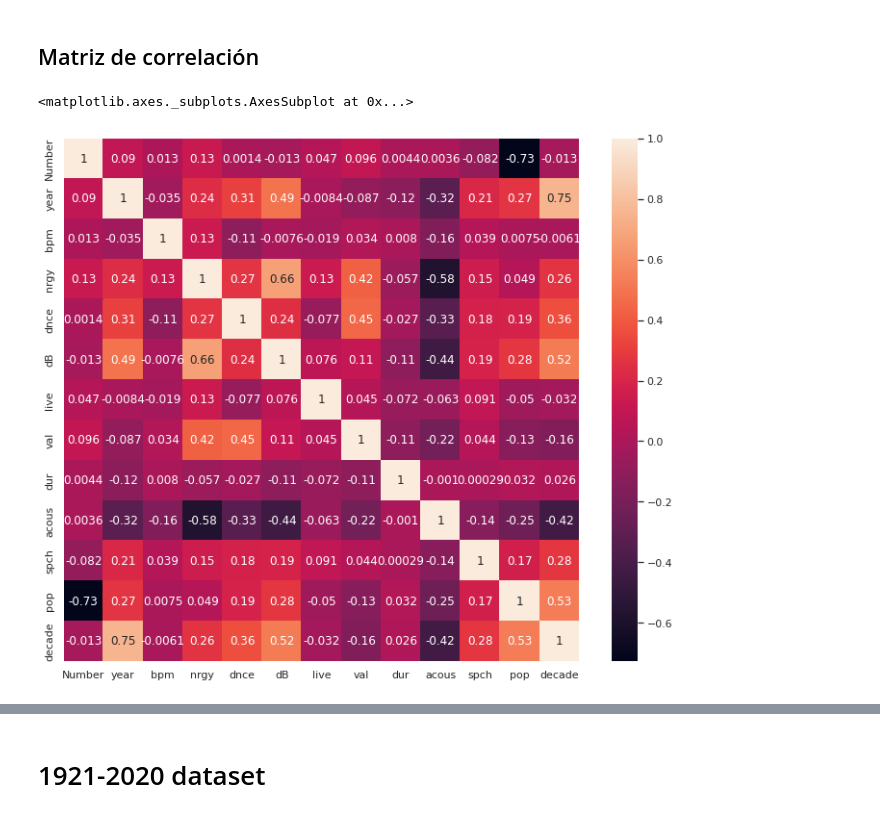
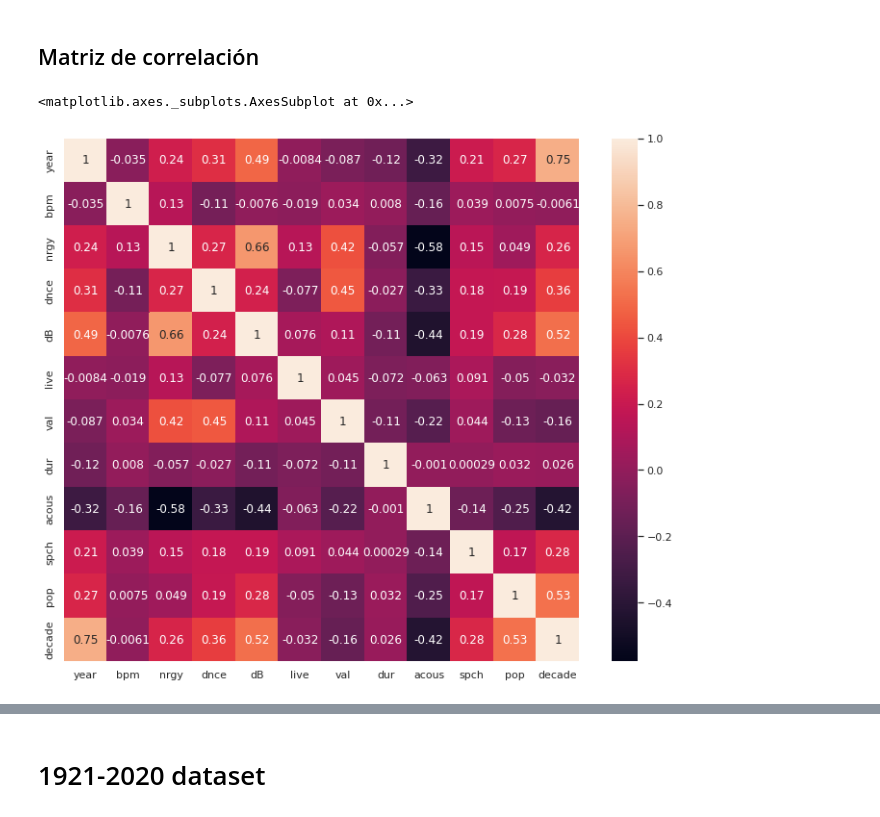
Before and after one commit to danielasenraoka/music_evolution, a Jupyter notebook: exploratory_anaysis.ipynb, the cells around one changed output, grey strips where cells are left out. Cells and saved outputs as stored; diff of their text form; code cells hidden in the pictures.

```diff
--- a/exploratory_anaysis.ipynb
+++ b/exploratory_anaysis.ipynb
@@ -285,10 +328,11 @@ df_all_decades_filter.head()
 # %%
 corr_matrix = df_all_decades_filter.corr()
 sns.set(rc = {'figure.figsize':(12,10)})
+corr_matrix = corr_matrix.drop(['Number']).drop(['Number'],axis=1)
 sns.heatmap(corr_matrix, annot=True)
 # %% [output]
 <matplotlib.axes._subplots.AxesSubplot at 0x...>
-[figure, old version]
+[figure, new version]
 # %%
 # sin coef correlación
 sns.heatmap(corr_matrix)
```
Also changed, not shown: parts of 23 cells of this notebook.
